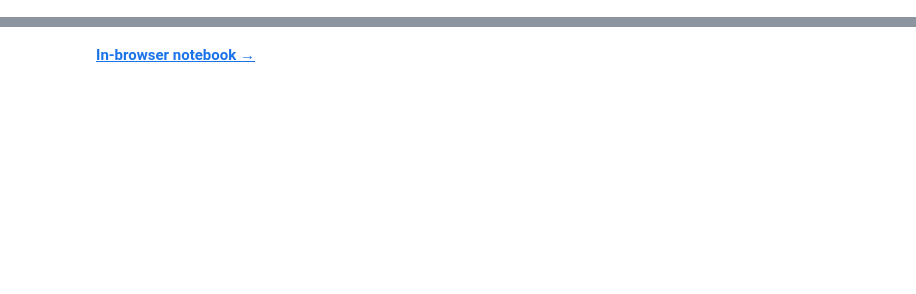
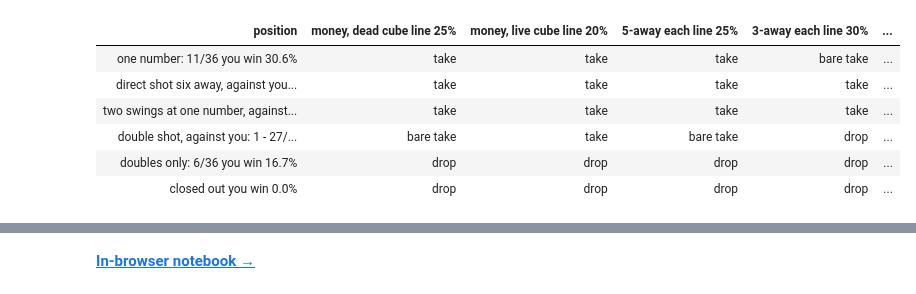
Before and after one commit to cantux/blog_posts, a Jupyter notebook: 2026-09-24-backgammon-cube-and-dice.ipynb, the cells around one changed output, grey strips where cells are left out. Drawn from its saved outputs; the diff is of its cells as text; code cells hidden in the pictures; blank space fills up the shorter version.

```diff
--- a/2026-09-24-backgammon-cube-and-dice.ipynb
+++ b/2026-09-24-backgammon-cube-and-dice.ipynb
@@ -183,0 +183,46 @@ The helpers below build every number from the 36 rolls, so you can check any dis
+# %%
+from IPython.display import HTML
+
+MONEY_DEAD, MONEY_LIVE = 25.0, 20.0
+SHOTS = [
+    ("one number: 11/36", 11 / 36),
+    ("direct shot six away, against you: 1 - 17/36", 1 - 17 / 36),
+    ("two swings at one number, against you: (25/36)^2", (25 / 36) ** 2),
+    ("double shot, against you: 1 - 27/36", 1 - 27 / 36),
+    ("doubles only: 6/36", 6 / 36),
+    ("closed out", 0.0),
+]
+SCORES = [
+    ("money, dead cube", MONEY_DEAD),
+    ("money, live cube", MONEY_LIVE),
+    ("5-away each", take_point(2, 2)),
+    ("3-away each", take_point(4, 4)),
+    ("2-away each", take_point(5, 5)),
+    ("4-away vs 2-away", take_point(3, 5)),
+    ("2-away vs 4-away", take_point(5, 3)),
+]
+
+
+def verdict(win, line):
+    margin = win * 100 - line
+    if margin < 0:
+        return "drop"
+    return "bare take" if margin < 1 else "take"
+
+
+header = "".join(f"<th>{name}<br><small>line {line:.0f}%</small></th>" for name, line in SCORES)
+rows = "".join(
+    f"<tr><td>{name}<br><small>you win {win * 100:.1f}%</small></td>"
+    + "".join(f"<td>{verdict(win, line)}</td>" for _, line in SCORES)
+    + "</tr>"
+    for name, win in SHOTS
+)
+HTML(f"<table><thead><tr><th>position</th>{header}</tr></thead><tbody>{rows}</tbody></table>")
+# %% [output]
+| position | money, dead cube line 25% | money, live cube line 20% | 5-away each line 25% | 3-away each line 30% | ... |
+| one number: 11/36 you win 30.6% | take | take | take | bare take | ... |
+| direct shot six away, against you... | take | take | take | take | ... |
+| two swings at one number, against... | take | take | take | take | ... |
+| double shot, against you: 1 - 27/... | bare take | take | bare take | drop | ... |
+| doubles only: 6/36 you win 16.7% | drop | drop | drop | drop | ... |
+| closed out you win 0.0% | drop | drop | drop | drop | ... |
```
Also changed, not shown: parts of 17 cells of this notebook, 3 other files.
